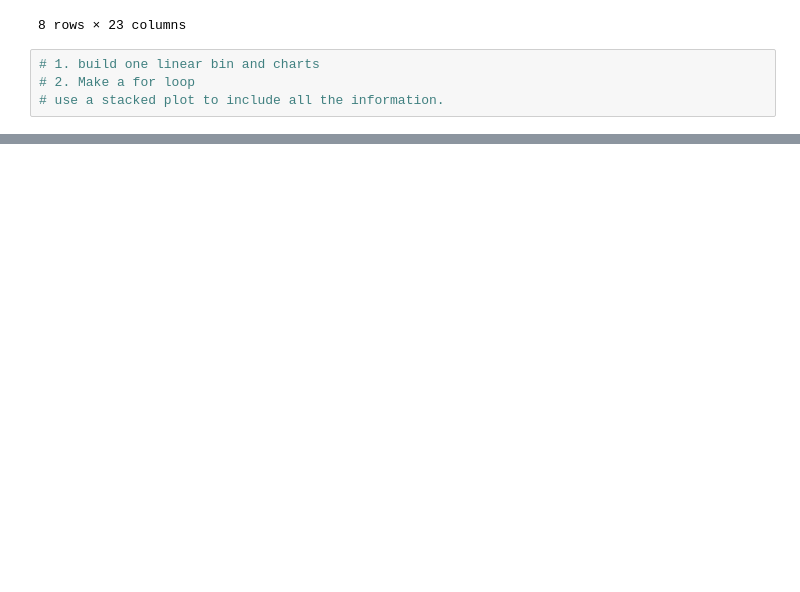
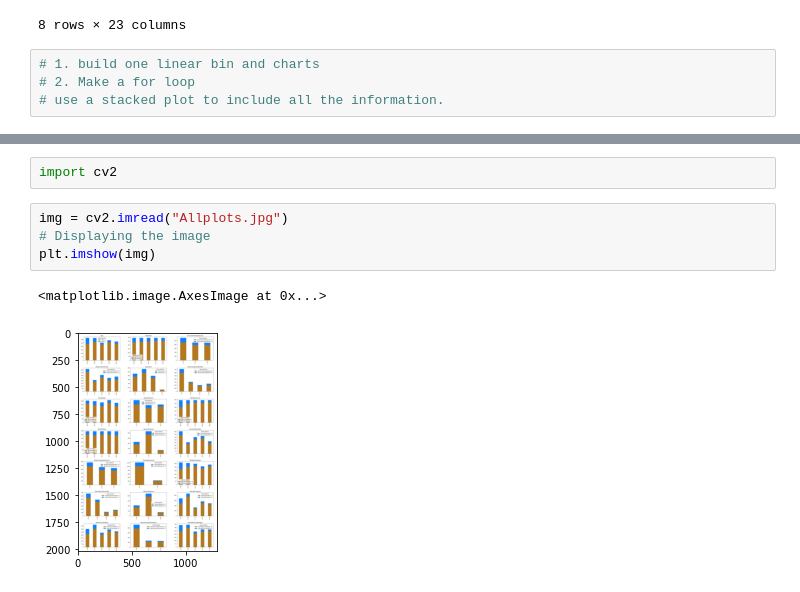
Before and after one commit to HannahZZY/Senior_Project_Hannah, a Jupyter notebook: DA401 codes.ipynb, the cells around one changed output, grey strips where cells are left out. Drawn from its saved outputs; the diff is of its cells as text; blank space fills up the shorter version.

```diff
--- a/DA401 codes.ipynb
+++ b/DA401 codes.ipynb
@@ -292,0 +281,9 @@ TypeError: object of type 'NoneType' has no len()
+# %%
+import cv2
+# %%
+img = cv2.imread("Allplots.jpg")
+# Displaying the image
+plt.imshow(img)
+# %% [output]
+<matplotlib.image.AxesImage at 0x...>
+[figure, added]
```
Also changed, not shown: parts of 24 cells of this notebook, 24 other files.
